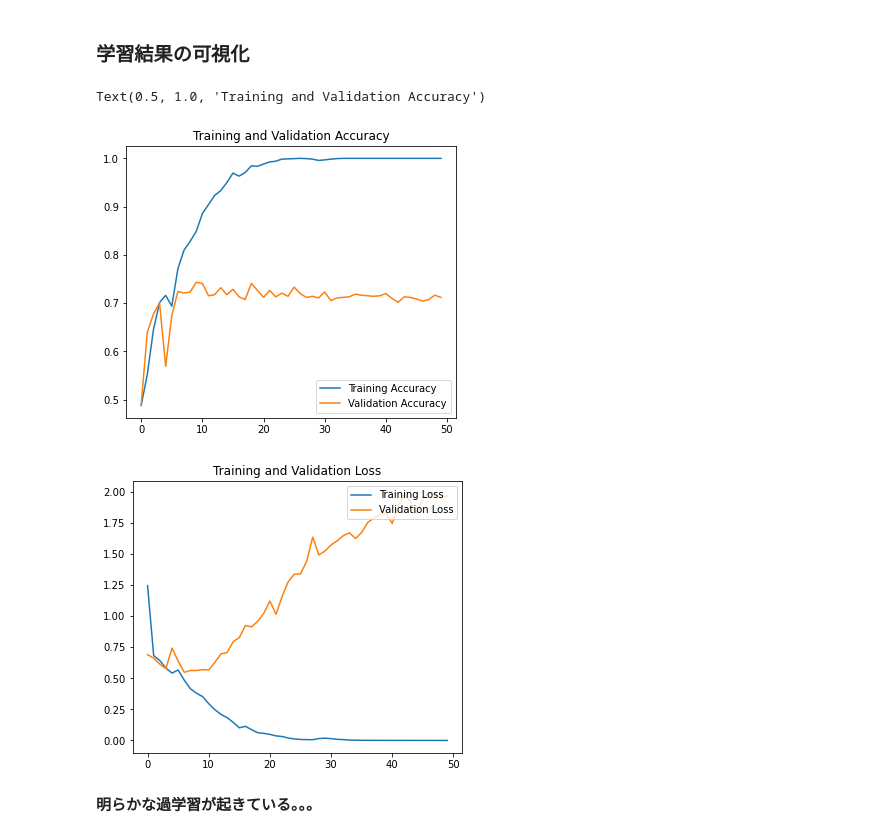
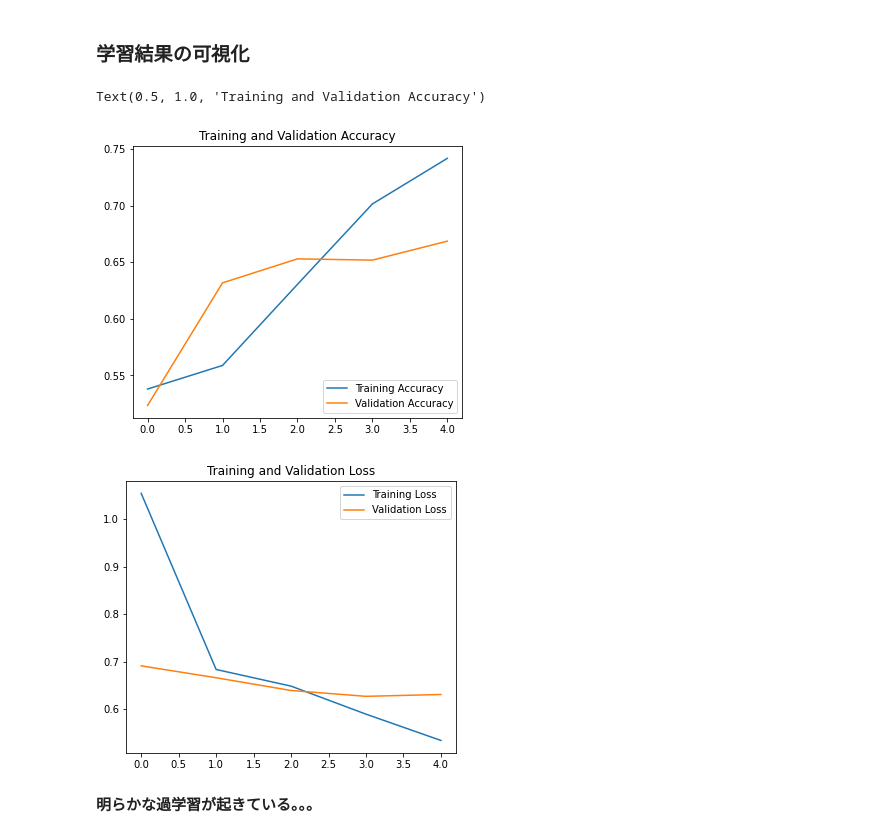
Before and after one commit to kamikami1107/diveintocode-ml, a Jupyter notebook: Sprint14-Keras.ipynb, the cells around one changed output. Cells and saved outputs as stored; diff of their text form; code cells hidden in the pictures.

```diff
--- a/Sprint14-Keras.ipynb
+++ b/Sprint14-Keras.ipynb
@@ -118,7 +95,7 @@ Total training images: 2000
 Total validation images: 1000
 # %%
 batch_size = 128
-epochs = 50
+epochs = 5
 IMG_HEIGHT = 150
 IMG_WIDTH = 150
 # %% [markdown]
@@ -259,23 +237,23 @@ Epoch 50/50
 # %% [markdown]
 ### 学習結果の可視化
 # %%
-acc = history.history['accuracy']
-val_acc = history.history['val_accuracy']
+acc = history.history['acc']
+val_acc = history.history['val_acc']
 
 loss = history.history['loss']
 val_loss = history.history['val_loss']
 
 epochs_range = range(epochs)
 
 plt.figure(figsize=(13, 5))
 plt.subplot(1, 2, 1)
 plt.plot(epochs_range, acc, label='Training Accuracy')
 plt.plot(epochs_range, val_acc, label='Validation Accuracy')
 plt.legend(loc='lower right')
 plt.title('Training and Validation Accuracy')
 # %% [output]
 Text(0.5, 1.0, 'Training and Validation Accuracy')
-[figure, old version]
+[figure, new version]
 # %%
 plt.figure(figsize=(13, 5))
 plt.subplot(1, 2, 2)
@@ -285,7 +263,7 @@ plt.legend(loc='upper right')
 plt.title('Training and Validation Loss')
 plt.show()
 # %% [output]
-[figure, old version]
+[figure, new version]
 # %% [markdown]
 **明らかな過学習が起きている。。。**
 # %% [markdown]
```
Also changed, not shown: parts of 67 cells of this notebook.
